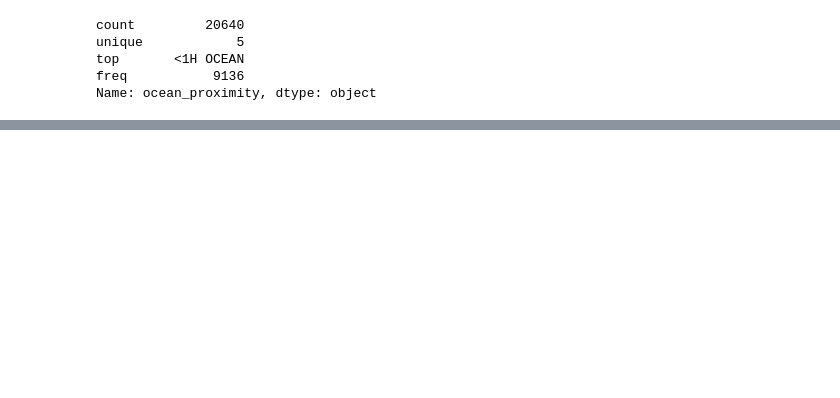
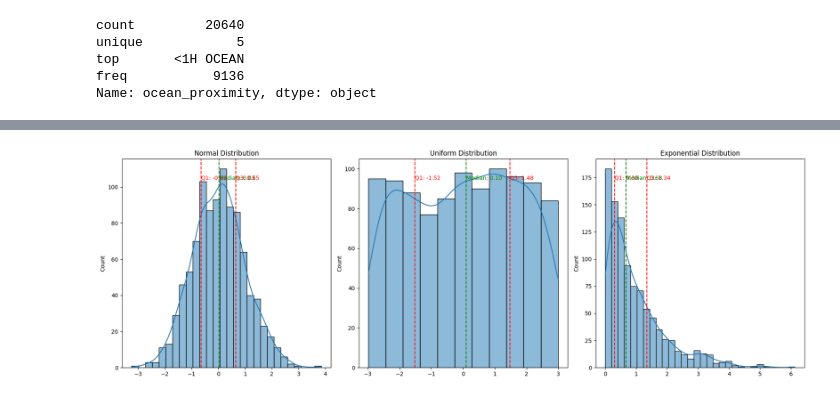
Before and after one commit to Lucas-pin/IA-ML, a Jupyter notebook: linear_regression.ipynb, the cells around one changed output, grey strips where cells are left out. Drawn from its saved outputs; the diff is of its cells as text; code cells hidden in the pictures; blank space fills up the shorter version.

```diff
--- a/linear_regression.ipynb
+++ b/linear_regression.ipynb
@@ -412,0 +323,50 @@ r2_score(y_test,y_pred)
+# %%
+# Set the random seed for reproducibility
+np.random.seed(42)
+
+# Generate data with different distributions
+data_normal = np.random.normal(loc=0, scale=1, size=1000)     # Normal distribution
+data_uniform = np.random.uniform(low=-3, high=3, size=1000)   # Uniform distribution
+data_exponential = np.random.exponential(scale=1, size=1000)  # Exponential distribution
+
+# Create a figure and subplots
+fig, axes = plt.subplots(1, 3, figsize=(18, 6))
+
+# Annotate quartiles for the normal distribution
+sns.histplot(data_normal, kde=True, ax=axes[0])
+quartiles_normal = np.percentile(data_normal, [25, 50, 75])
+axes[0].axvline(quartiles_normal[0], color='r', linestyle='--')  # Q1
+axes[0].axvline(quartiles_normal[1], color='g', linestyle='--')  # Median
+axes[0].axvline(quartiles_normal[2], color='r', linestyle='--')  # Q3
+axes[0].set_title('Normal Distribution')
+axes[0].text(quartiles_normal[0], max(axes[0].get_ylim())*0.9, 'Q1: {:.2f}'.format(quartiles_normal[0]), color='r')
+axes[0].text(quartiles_normal[1], max(axes[0].get_ylim())*0.9, 'Median: {:.2f}'.format(quartiles_normal[1]), color='g')
+axes[0].text(quartiles_normal[2], max(axes[0].get_ylim())*0.9, 'Q3: {:.2f}'.format(quartiles_normal[2]), color='r')
+
+# Annotate quartiles for the uniform distribution
+sns.histplot(data_uniform, kde=True, ax=axes[1])
+quartiles_uniform = np.percentile(data_uniform, [25, 50, 75])
+axes[1].axvline(quartiles_uniform[0], color='r', linestyle='--')  # Q1
+axes[1].axvline(quartiles_uniform[1], color='g', linestyle='--')  # Median
+axes[1].axvline(quartiles_uniform[2], color='r', linestyle='--')  # Q3
+axes[1].set_title('Uniform Distribution')
+axes[1].text(quartiles_uniform[0], max(axes[1].get_ylim())*0.9, 'Q1: {:.2f}'.format(quartiles_uniform[0]), color='r')
+axes[1].text(quartiles_uniform[1], max(axes[1].get_ylim())*0.9, 'Median: {:.2f}'.format(quartiles_uniform[1]), color='g')
+axes[1].text(quartiles_uniform[2], max(axes[1].get_ylim())*0.9, 'Q3: {:.2f}'.format(quartiles_uniform[2]), color='r')
+
+# Annotate quartiles for the exponential distribution
+sns.histplot(data_exponential, kde=True, ax=axes[2])
+quartiles_exponential = np.percentile(data_exponential, [25, 50, 75])
+axes[2].axvline(quartiles_exponential[0], color='r', linestyle='--')  # Q1
+axes[2].axvline(quartiles_exponential[1], color='g', linestyle='--')  # Median
+axes[2].axvline(quartiles_exponential[2], color='r', linestyle='--')  # Q3
+axes[2].set_title('Exponential Distribution')
+axes[2].text(quartiles_exponential[0], max(axes[2].get_ylim())*0.9, 'Q1: {:.2f}'.format(quartiles_exponential[0]), color='r')
+axes[2].text(quartiles_exponential[1], max(axes[2].get_ylim())*0.9, 'Median: {:.2f}'.format(quartiles_exponential[1]), color='g')
+axes[2].text(quartiles_exponential[2], max(axes[2].get_ylim())*0.9, 'Q3: {:.2f}'.format(quartiles_exponential[2]), color='r')
+
+# Adjust layout and show the figure
+plt.tight_layout()
+plt.show()
+# %% [output]
+[figure, added]
```
Also changed, not shown: parts of 128 cells of this notebook.
